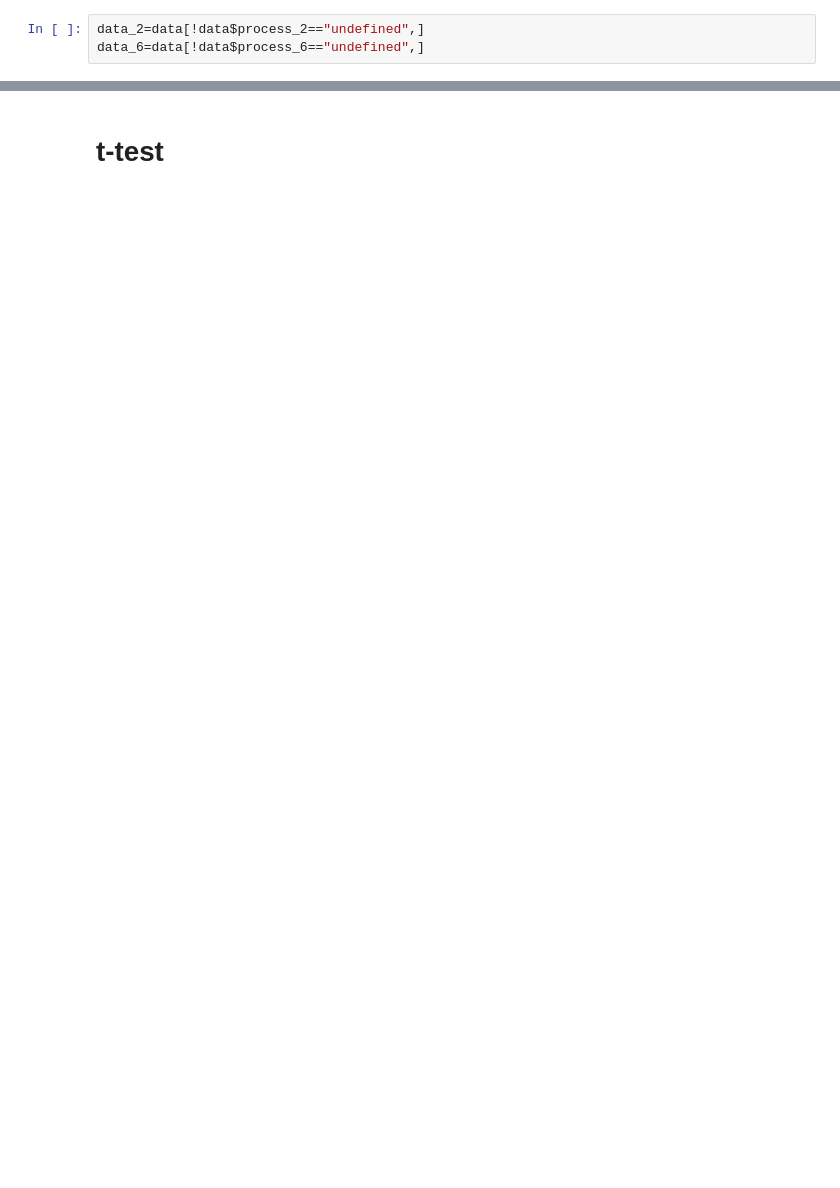
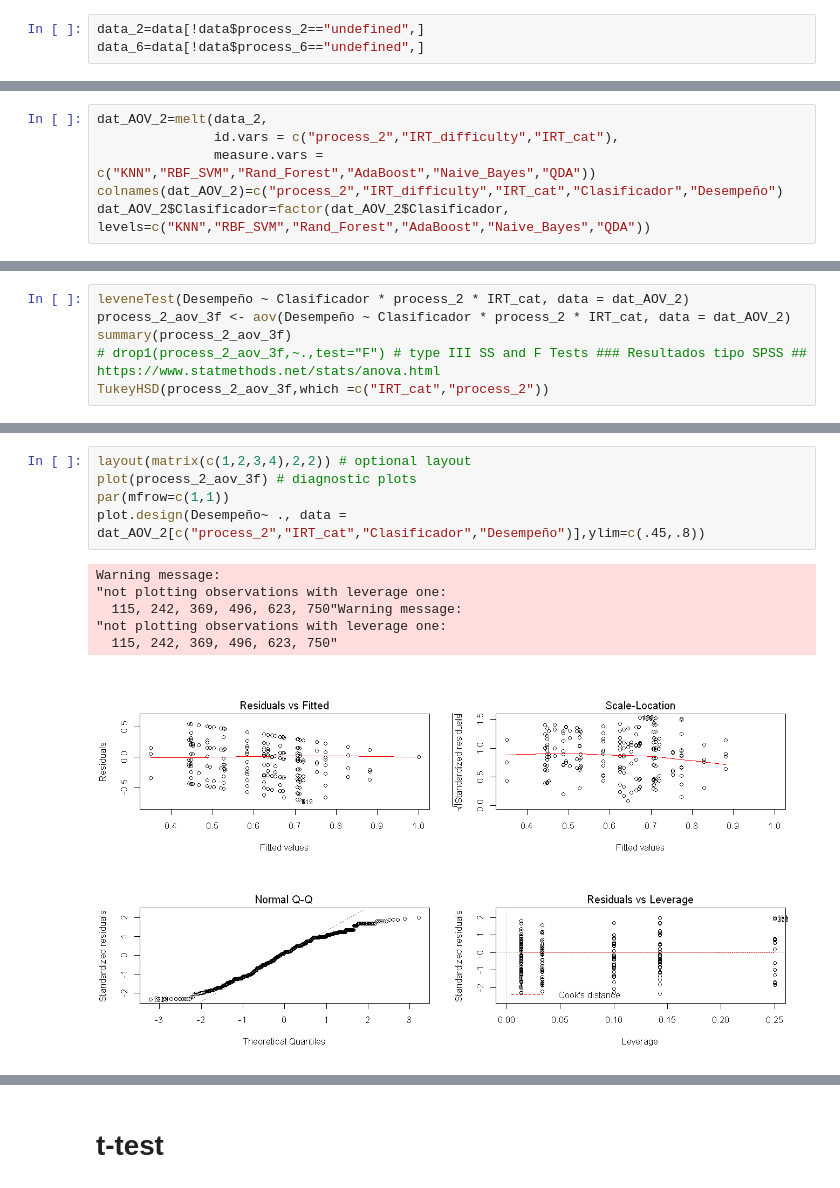
Before and after one commit to Yagwar/ASAG_Test, a Jupyter notebook: Final Results.ipynb, the cells around one changed output, grey strips where cells are left out. Drawn from its saved outputs; the diff is of its cells as text; blank space fills up the shorter version.

```diff
--- a/Final Results.ipynb
+++ b/Final Results.ipynb
@@ -63,0 +85,6 @@ lines(density(data$QDA),col="black", lwd=2, lty=6)
+# %%
+dat_AOV_2=melt(data_2,
+               id.vars = c("process_2","IRT_difficulty","IRT_cat"),
+               measure.vars = c("KNN","RBF_SVM","Rand_Forest","AdaBoost","Naive_Bayes","QDA"))
+colnames(dat_AOV_2)=c("process_2","IRT_difficulty","IRT_cat","Clasificador","Desempeño")
+dat_AOV_2$Clasificador=factor(dat_AOV_2$Clasificador, levels=c("KNN","RBF_SVM","Rand_Forest","AdaBoost","Naive_Bayes","QDA"))
@@ -251,0 +171,6 @@ Signif. codes:  0 '***' 0.001 '**' 0.01 '*' 0.05 '.' 0.1 ' ' 1
+# %%
+leveneTest(Desempeño ~ Clasificador * process_2 * IRT_cat, data = dat_AOV_2)
+process_2_aov_3f <- aov(Desempeño ~ Clasificador * process_2 * IRT_cat, data = dat_AOV_2)
+summary(process_2_aov_3f)
+# drop1(process_2_aov_3f,~.,test="F") # type III SS and F Tests ### Resultados tipo SPSS ## https://www.statmethods.net/stats/anova.html
+TukeyHSD(process_2_aov_3f,which =c("IRT_cat","process_2"))
@@ -251,0 +206,12 @@ Signif. codes:  0 '***' 0.001 '**' 0.01 '*' 0.05 '.' 0.1 ' ' 1
+# %%
+layout(matrix(c(1,2,3,4),2,2)) # optional layout
+plot(process_2_aov_3f) # diagnostic plots
+par(mfrow=c(1,1))
+plot.design(Desempeño~ ., data = dat_AOV_2[c("process_2","IRT_cat","Clasificador","Desempeño")],ylim=c(.45,.8))
+# %% [output]
+Warning message:
+"not plotting observations with leverage one:
+  115, 242, 369, 496, 623, 750"Warning message:
+"not plotting observations with leverage one:
+  115, 242, 369, 496, 623, 750"
+[figure, added]
```
Also changed, not shown: parts of 48 cells of this notebook, 2 other files.
